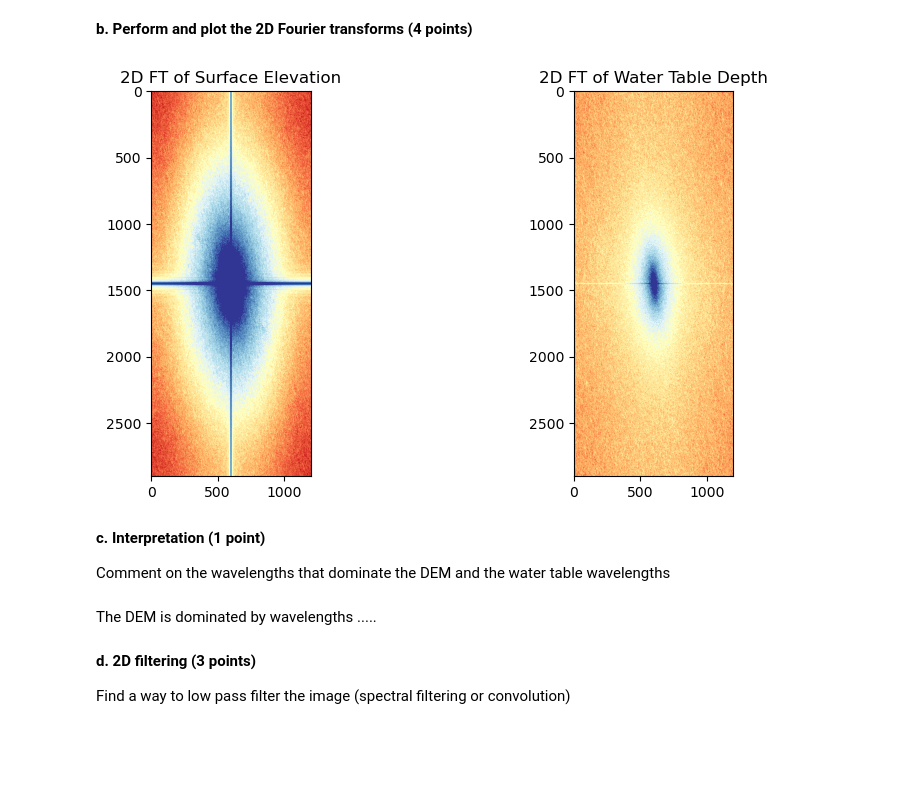
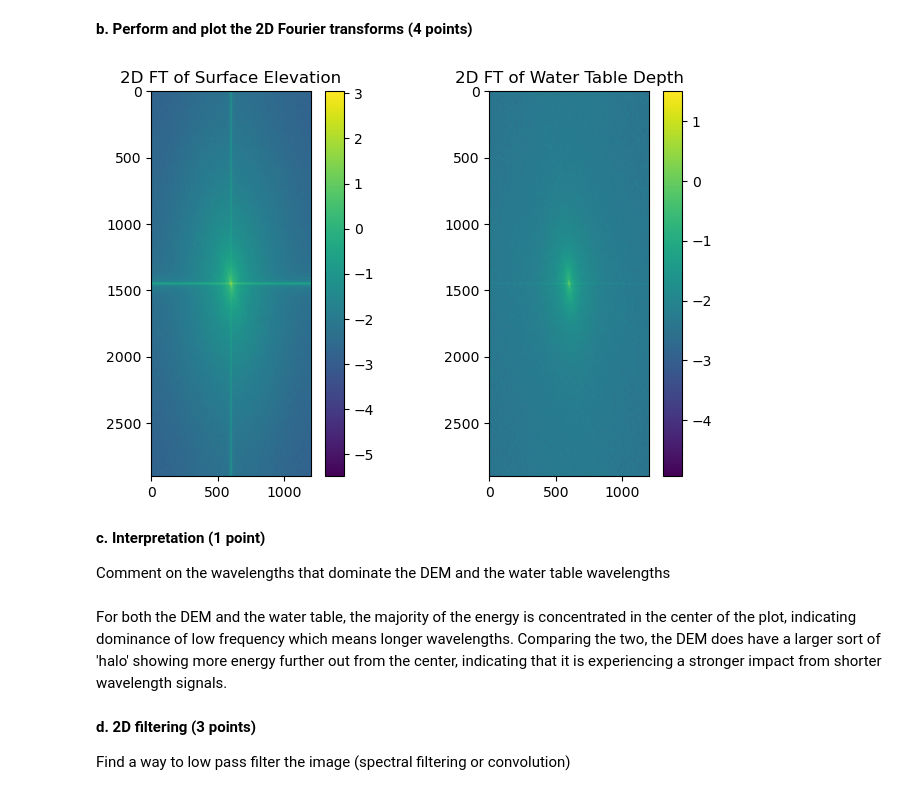
Before and after one commit to UW-ESS-DS/MLGEO2022_AERP, a Jupyter notebook: homework/homework_4.ipynb, the cells around one changed output. Drawn from its saved outputs; the diff is of its cells as text; code cells hidden in the pictures; blank space fills up the shorter version.

```diff
--- a/homework/homework_4.ipynb
+++ b/homework/homework_4.ipynb
@@ -375,32 +395,31 @@ cbar2.ax.set_ylabel('Water Table Depth');
 # %%
 # answer below
 from scipy.fftpack import fft2, fftfreq,fftshift
 import matplotlib.cm as cm
 import numpy as np
 
 freqVec = fftfreq(len(elevationSurface))[:len(elevationSurface)//2]
 
 
-fig, (ax1, ax2) = plt.subplots(1,2, figsize=(10, 5))
+fig, (ax1, ax2) = plt.subplots(1,2, figsize=(8, 5))
 
 Zel = fft2(elevationSurface)
-ax1.imshow(fftshift(np.log10(np.abs(Zel)/Zel.size)),vmin=-3, vmax=-1, cmap='RdYlBu')#,extent=[-0.5, 0.5, -0.5, 0.5]);
+elev=ax1.imshow(fftshift(np.log10(np.abs(Zel)/Zel.size)))
 ax1.set_title('2D FT of Surface Elevation');
+cbar = fig.colorbar(elev);
 
 Zwater = fft2(waterTableDepth)
-ax2.imshow(fftshift(np.log10(np.abs(Zwater)/Zwater.size)),vmin=-3, vmax=-1, cmap='RdYlBu')#,extent=[-0.5, 0.5, -0.5, 0.5]);
+water=ax2.imshow(fftshift(np.log10(np.abs(Zwater)/Zwater.size)))
 ax2.set_title('2D FT of Water Table Depth');
-#fig, (ax1, ax2) = plt.subplots(1,2, figsize=(11, 6))
-#contour1=ax1.plot(x, y, Zel);
-#contour2=ax2.plot(x, y, Zwater);
+cbar2 = fig.colorbar(water);
 # %% [output]
-[figure, old version]
+[figure, new version]
 # %% [markdown]
 **c. Interpretation (1 point)**
 
 Comment on the wavelengths that dominate the DEM and the water table wavelengths
-# %% [markdown]
-The DEM is dominated by wavelengths .....
+# %% [markdown]
+For both the DEM and the water table, the majority of the energy is concentrated in the center of the plot, indicating dominance of low frequency which means longer wavelengths. Comparing the two, the DEM does have a larger sort of 'halo' showing more energy further out from the center, indicating that it is experiencing a stronger impact from shorter wavelength signals.
 # %% [markdown]
 **d. 2D filtering (3 points)**
 
```
Also changed, not shown: parts of 19 cells of this notebook.
